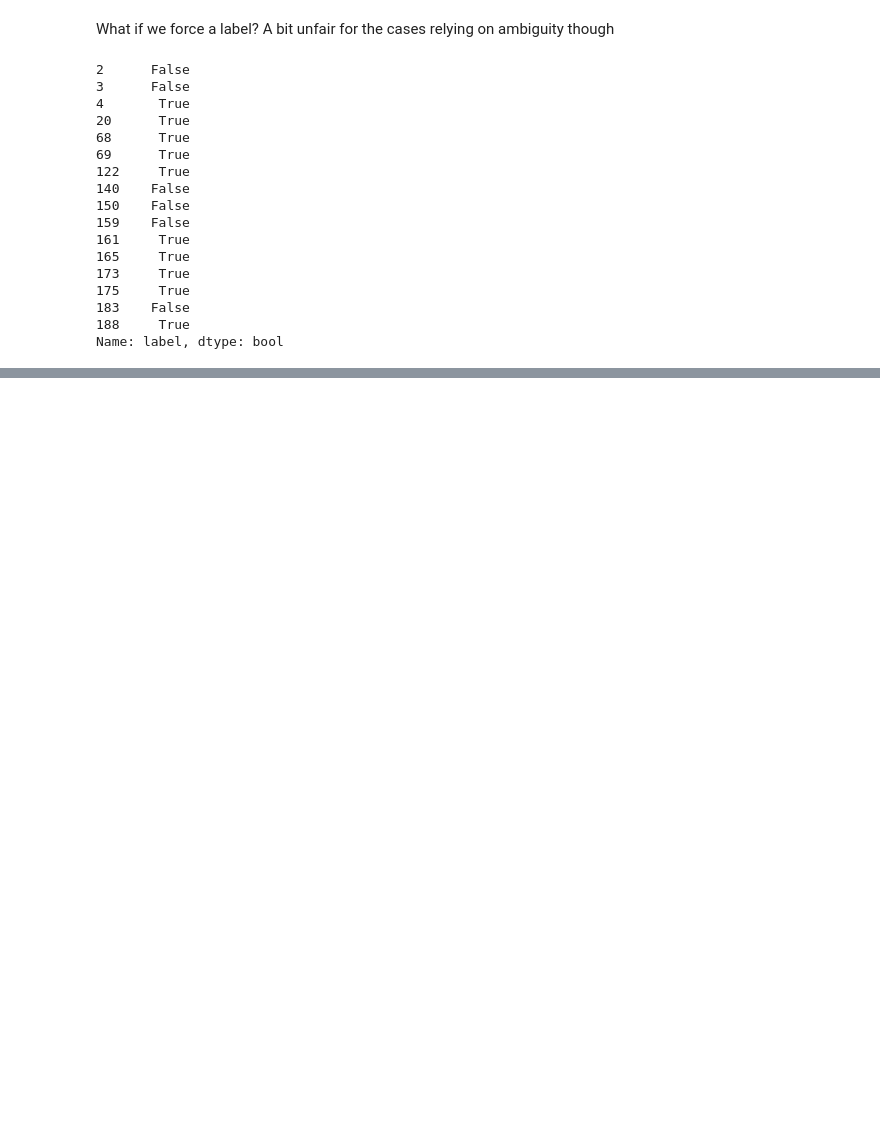
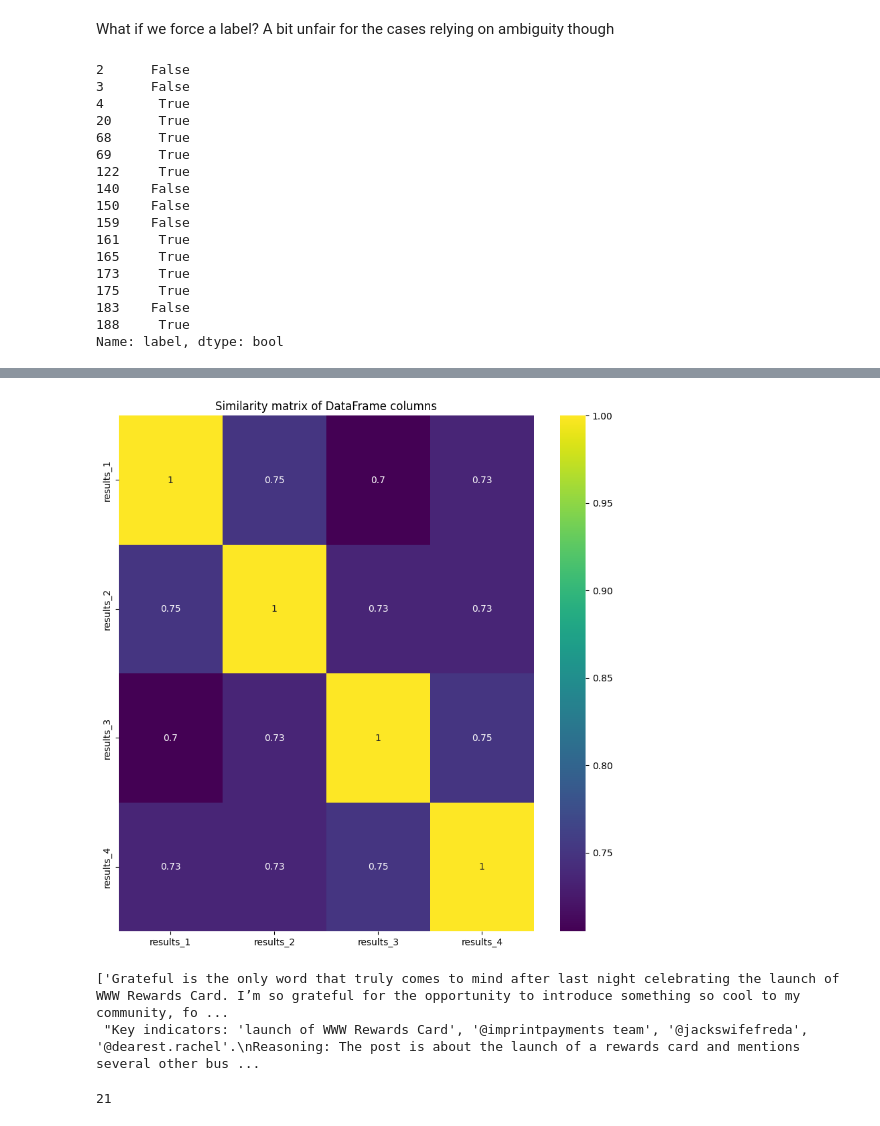
Before and after one commit to stefanhuber1510/enforcing-the-digital-services-act, a Jupyter notebook: 12-including-biography/main-biography.ipynb, the cells around one changed output, grey strips where cells are left out. Cells and saved outputs as stored; diff of their text form; code cells hidden in the pictures; blank space fills up the shorter version.

```diff
--- a/12-including-biography/main-biography.ipynb
+++ b/12-including-biography/main-biography.ipynb
@@ -267,0 +873,17 @@ messages = [{"role": "system", "content": "You are an assistant helping an acade
+# %%
+# TEMP = 0!!
+# analysis on context posts + biography here:
+with open("data/df_samples/results_0temp_contextposts_gpt4_and_biography_df.pkl",'rb') as f:
+    df_5 = pickle.load(f)[0]
+print("Overall accuracy:")
+print(sum(df_5["label"]==df_5["results_1"])/200)
+print(sum(df_5["label"]==df_5["results_2"])/200)
+print(sum(df_5["label"]==df_5["results_3"])/200)
+print(sum(df_5["label"]==df_5["results_4"])/200)
+#print(sum(df_5["label"]==df_5["results_gpt4"])/200)
+print("\nPreference for 'True'\n\nDataset 1")
+print(sum(df_5["results_1"]))
+print(sum(df_5["results_2"]))
+print(sum(df_5["results_3"]))
+print(sum(df_5["results_4"]))
+#print(sum(df_5["results_gpt4"]))
@@ -267,0 +904,24 @@ messages = [{"role": "system", "content": "You are an assistant helping an acade
+# %%
+import matplotlib.pyplot as plt
+import seaborn as sns
+
+columns = ["results_1", "results_2", "results_3", "results_4"]
+
+# Initialize a dataframe to store the similarity scores
+similarity_df = pd.DataFrame(index=columns, columns=columns)
+
+# Calculate the similarity scores and store them in the dataframe
+for col1 in columns:
+    for col2 in columns:
+        similarity_df.loc[col1, col2] = sum(df_5[col1] == df_5[col2])/200
+
+# Convert to float for plotting
+similarity_df = similarity_df.astype(float)
+
+# Plot a heatmap of the similarity scores
+plt.figure(figsize=(10, 10))
+sns.heatmap(similarity_df, annot=True, cmap='viridis')
+plt.title("Similarity matrix of DataFrame columns")
+plt.show()
+# %% [output]
+[figure, added]
@@ -267,0 +936,9 @@ messages = [{"role": "system", "content": "You are an assistant helping an acade
+# %%
+print(disagreements[(disagreements["label"]==False)&(disagreements["label"]!=disagreements["prediction"])].iloc[-2,[1,4]].values)
+# %% [output]
+['Grateful is the only word that truly comes to mind after last night celebrating the launch of WWW Rewards Card. I’m so grateful for the opportunity to introduce something so cool to my community, fo ...
+ "Key indicators: 'launch of WWW Rewards Card', '@imprintpayments team', '@jackswifefreda', '@dearest.rachel'.\nReasoning: The post is about the launch of a rewards card and mentions several other bus ...
+# %%
+len(disagreements[(disagreements["label"]==True)&(disagreements["label"]!=disagreements["prediction"])])
+# %% [output]
+21
```
Also changed, not shown: parts of 82 cells of this notebook, 2 other files.
